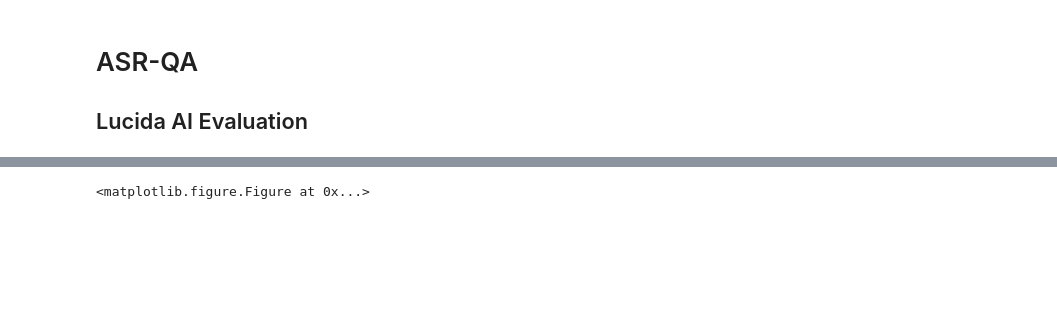
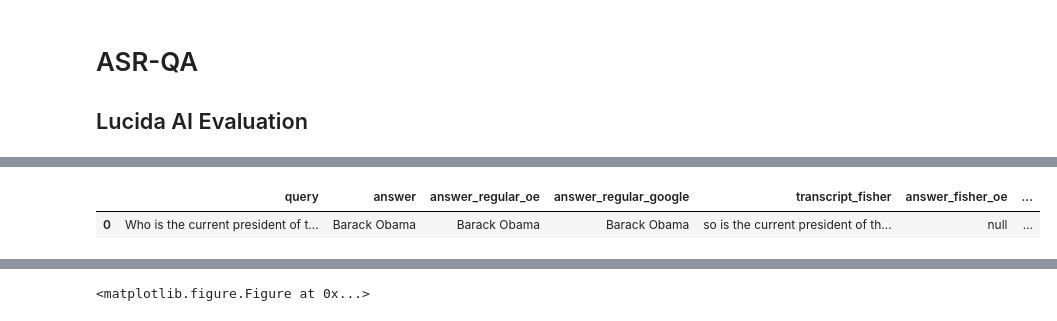
Before and after one commit to yunshengb/research, a Jupyter notebook: exp/asr_qa/analyze.ipynb, the cells around one changed output, grey strips where cells are left out. Cells and saved outputs as stored; diff of their text form; code cells hidden in the pictures; blank space fills up the shorter version.

```diff
--- a/exp/asr_qa/analyze.ipynb
+++ b/exp/asr_qa/analyze.ipynb
@@ -137,9 +169,9 @@ for qa_label, match_col in qa_labels:
 Let's print it out!
 # %%
 from IPython.display import display
+pd.set_option('display.max_colwidth', -1) # display full text
 data = data[['query', 'answer', 'answer_regular_oe', 'answer_regular_google',  \
              'transcript_fisher', 'answer_fisher_oe', 'answer_fisher_google', \
              'transcript_librispeech', 'answer_librispeech_oe', 'answer_librispeech_google', \
              'transcript_tedlium', 'answer_tedlium_oe', 'answer_tedlium_google']]
-display(data[0:5])
-data.to_csv('data.txt')
+data.to_csv('data.txt') # save to disk
@@ -152,0 +178,5 @@ data.to_csv('data.txt')
+# %%
+display(data[0:1])
+# %% [output]
+|  | query | answer | answer_regular_oe | answer_regular_google | transcript_fisher | answer_fisher_oe | ... |
+| 0 | Who is the current president of t... | Barack Obama | Barack Obama | Barack Obama | so is the current president of th... | null | ... |
```
Also changed, not shown: parts of 40 cells of this notebook, 5 other files.
